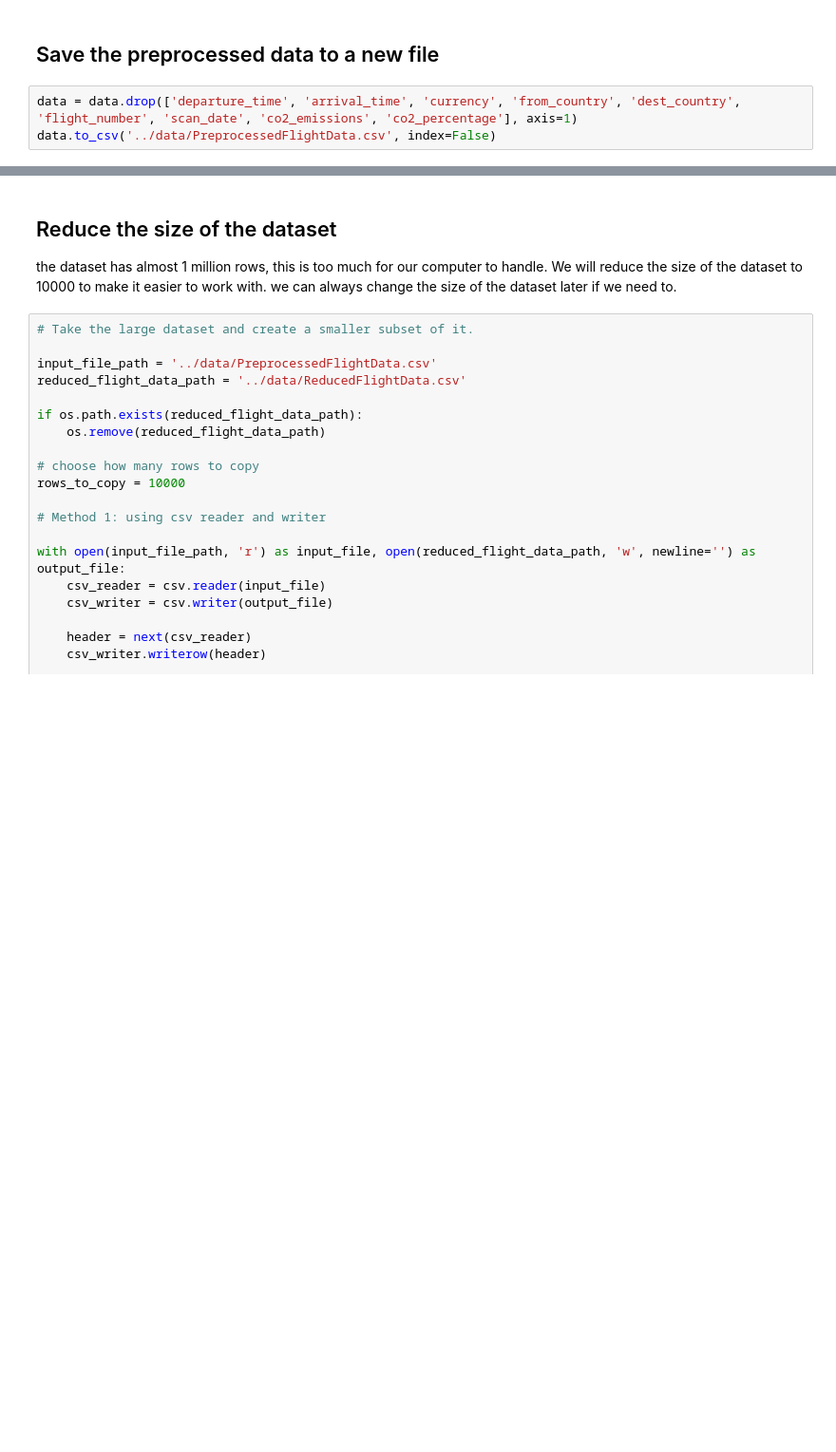
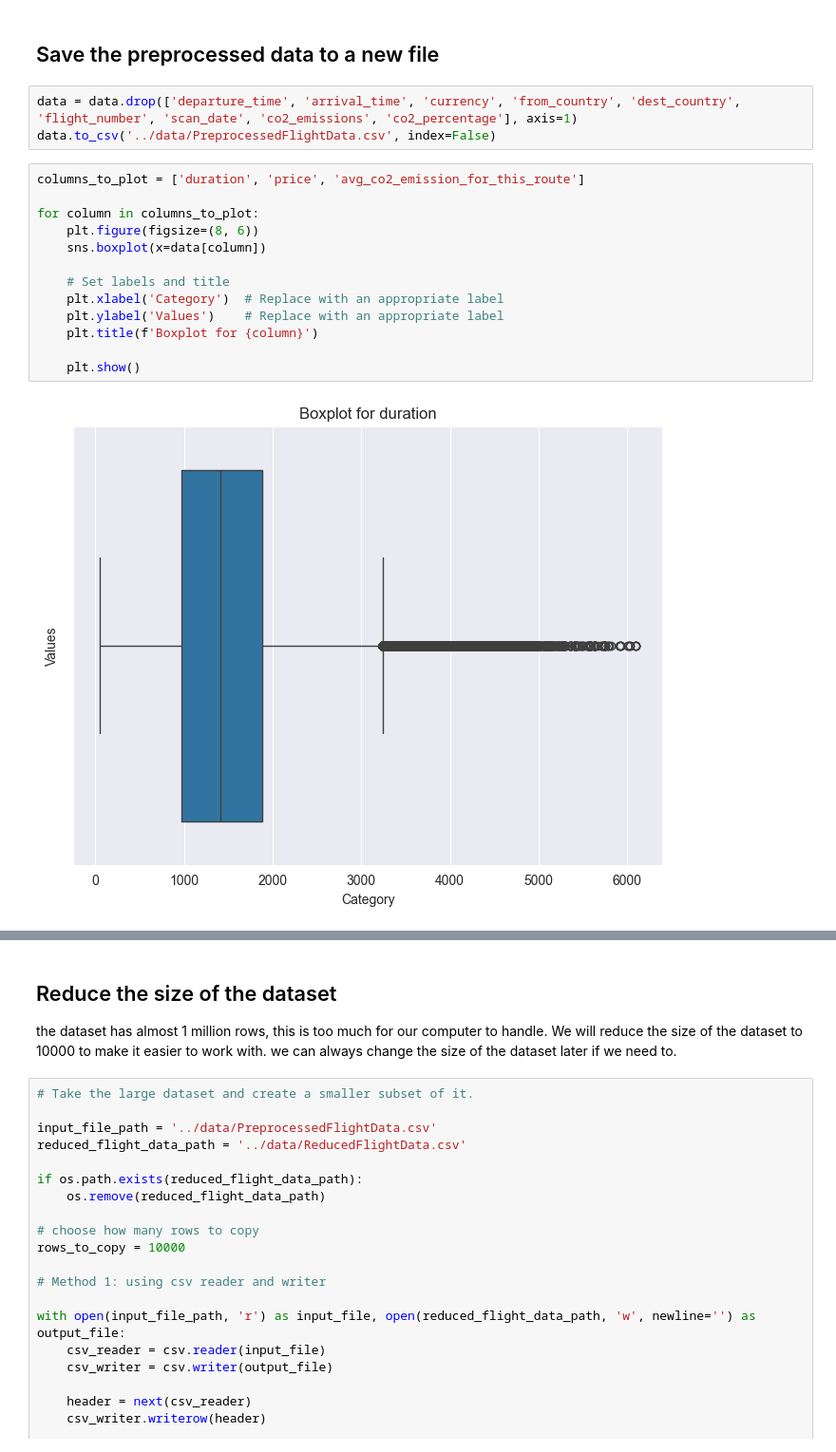
Before and after one commit to pashioya/dimension-reduction-dynamos, a Jupyter notebook: Machine Learning/data-preprocessing/data_pre-processing.ipynb, the cells around one changed output, grey strips where cells are left out. Shown at 95% size. Saved outputs shown, nothing was run; the diff lists cells and outputs as text; blank space fills up the shorter version.

Commit message:
data exploration

```diff
--- a/Machine Learning/data-preprocessing/data_pre-processing.ipynb
+++ b/Machine Learning/data-preprocessing/data_pre-processing.ipynb
@@ -59,3 +59,18 @@ We will keep the following columns:
 # %%
 data = data.drop(['departure_time', 'arrival_time', 'currency', 'from_country', 'dest_country', 'flight_number', 'scan_date', 'co2_emissions', 'co2_percentage'], axis=1)
 data.to_csv('../data/PreprocessedFlightData.csv', index=False)
+# %%
+columns_to_plot = ['duration', 'price', 'avg_co2_emission_for_this_route']
+
+for column in columns_to_plot:
+    plt.figure(figsize=(8, 6))
+    sns.boxplot(x=data[column])
+
+    # Set labels and title
+    plt.xlabel('Category')  # Replace with an appropriate label
+    plt.ylabel('Values')    # Replace with an appropriate label
+    plt.title(f'Boxplot for {column}')
+
+    plt.show()
+# %% [output]
+[figure, added]
```
Also changed, not shown: parts of 22 cells of this notebook, 2 other files.
